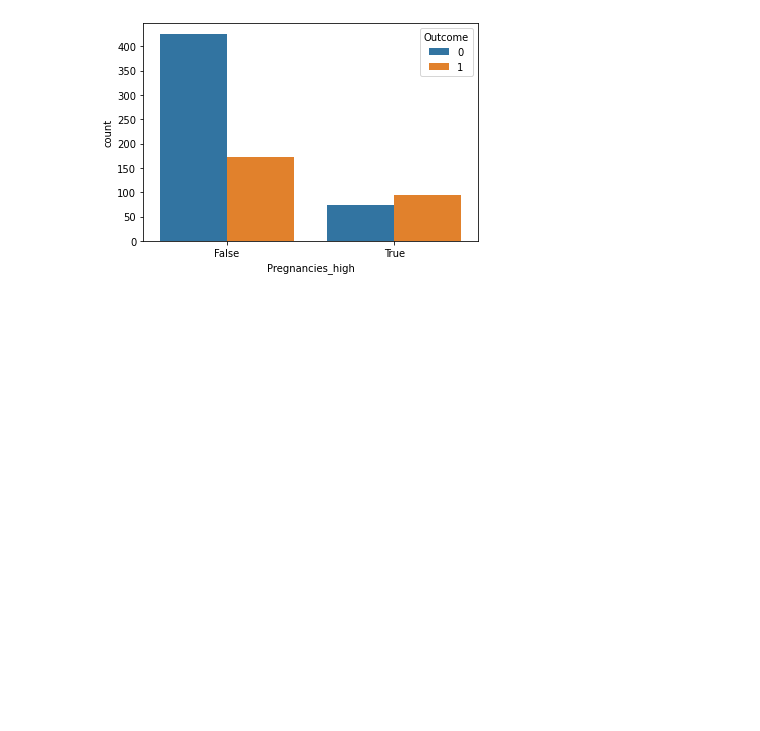
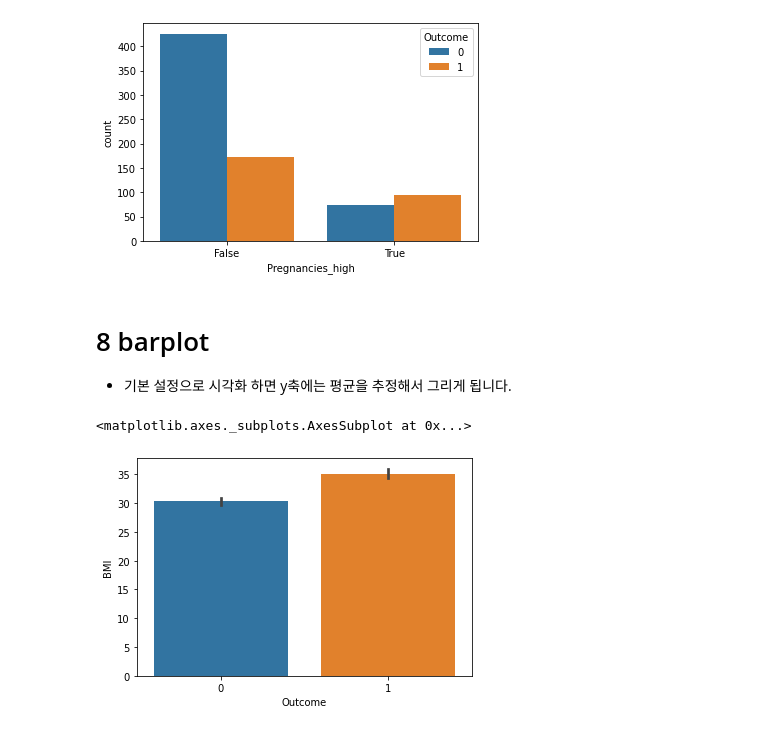
Before and after one commit to jang3463/scikit-learn-practice, a Jupyter notebook: EDA를 통해 데이터 탐색하기.ipynb, the cells around one changed output. Drawn from its saved outputs; the diff is of its cells as text; code cells hidden in the pictures; blank space fills up the shorter version.

```diff
--- a/EDA를 통해 데이터 탐색하기.ipynb
+++ b/EDA를 통해 데이터 탐색하기.ipynb
@@ -215,3 +215,13 @@ sns.countplot(data=df,x='Pregnancies_high',hue='Outcome')
 # %% [output]
 <matplotlib.axes._subplots.AxesSubplot at 0x...>
 [figure]
+# %% [markdown]
+# 8 barplot
+- 기본 설정으로 시각화 하면 y축에는 평균을 추정해서 그리게 됩니다.
+# %%
+# 당뇨병 발병에 따른 Bmi 수치를 비교합니다.
+df.pivot_table(index='Outcome',values='BMI')
+sns.barplot(data=df,x='Outcome',y='BMI')
+# %% [output]
+<matplotlib.axes._subplots.AxesSubplot at 0x...>
+[figure, added]
```
Also changed, not shown: parts of 40 cells of this notebook.
